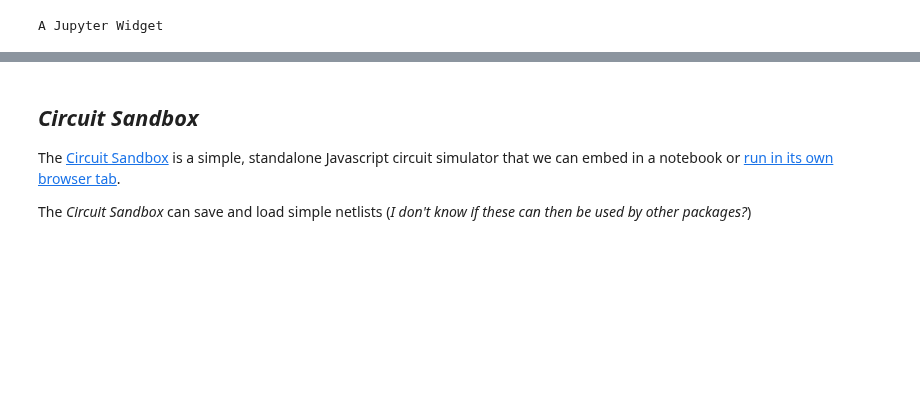
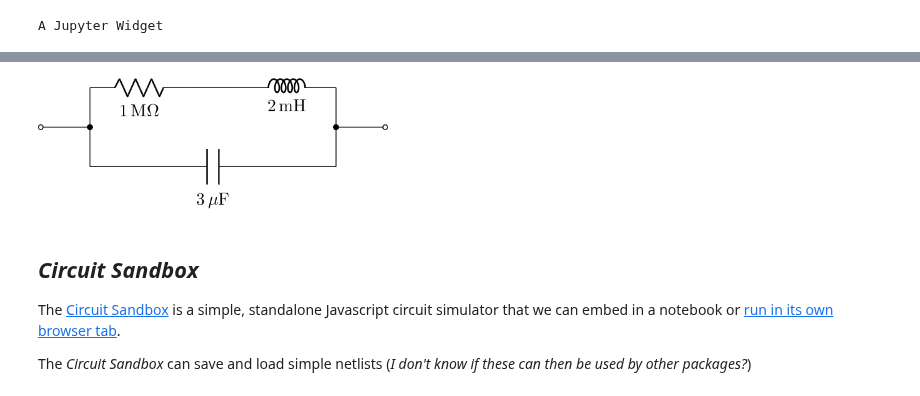
Before and after one commit to psychemedia/showntell, a Jupyter notebook: index_electronics.ipynb, the cells around one changed output, grey strips where cells are left out. Cells and saved outputs as stored; diff of their text form; code cells hidden in the pictures; blank space fills up the shorter version.

```diff
--- a/index_electronics.ipynb
+++ b/index_electronics.ipynb
@@ -186,3 +260,12 @@ A Jupyter Widget
+# %%
+#alternative way of drawing circuits
+from lcapy import R, C, L
+
+cct2= (R(1e6) + L(2e-3)) | C(3e-6)
+#For some reason, the style= argument is not respected
+cct2.draw()
+# %% [output]
+[figure, added]
 # %% [markdown]
 ## *Circuit Sandbox*
 
```
Also changed, not shown: parts of 7 cells of this notebook.
